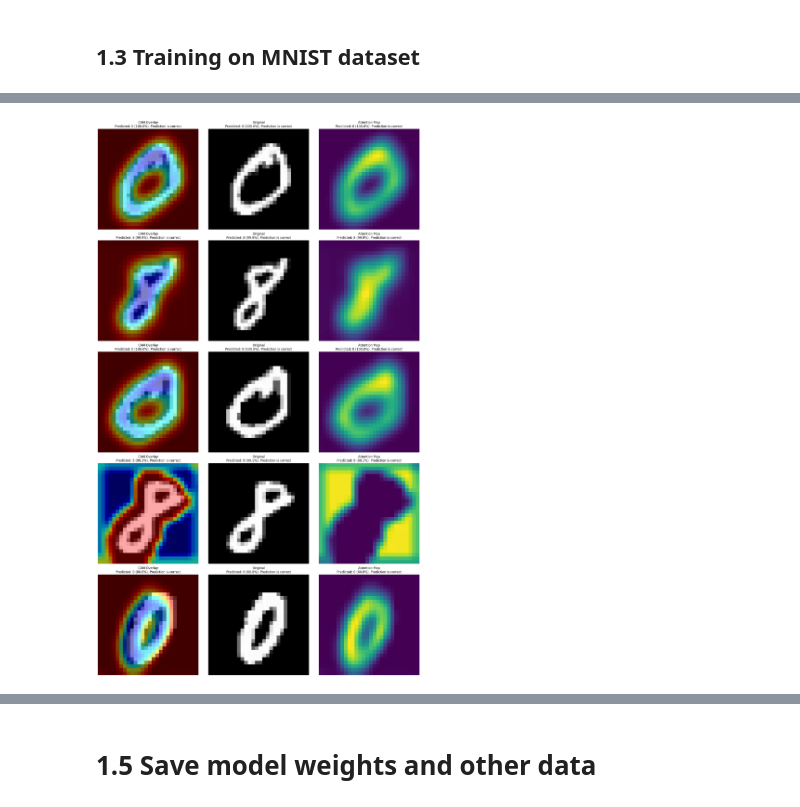
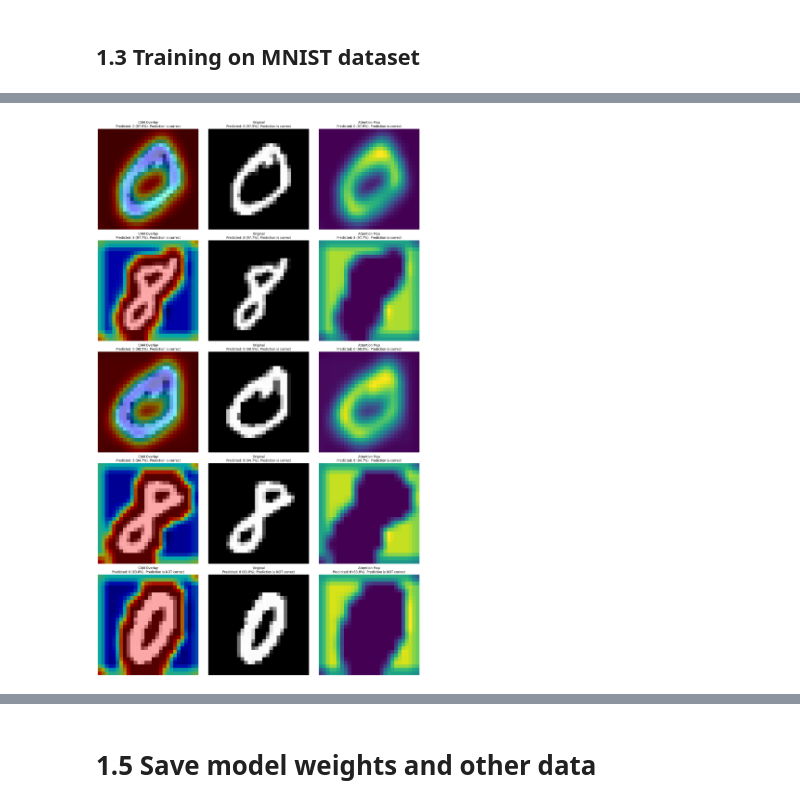
Before and after one commit to zlochina/xil-research-modification, a Jupyter notebook: src/experiments/08_MNIST.ipynb, the cells around one changed output, grey strips where cells are left out. Drawn from its saved outputs; the diff is of its cells as text; code cells hidden in the pictures.

```diff
--- a/src/experiments/08_MNIST.ipynb
+++ b/src/experiments/08_MNIST.ipynb
@@ -10,6 +10,7 @@ The main goal of this experiment is to smoothly introduce usage of RRR as well a
 
 ## 1.1 Dataset preparation
 # %%
+from networkx import boundary_expansion
 %matplotlib inline
 import numpy
 import torchvision.datasets as tds
@@ -35,7 +36,7 @@ ds_test = tds.MNIST(
     # target_transform=Lambda(lambda y: torch.zeros(2, dtype=torch.float).scatter_(0, torch.tensor(0 if y == 0 else 1 if y == 8 else 2), value=1))
 )
 
-train_dataset_length = 200
+train_dataset_length = -1
 
 labels = [0, 8]
 train_indices = [i for i, (_, label) in enumerate(ds_train) if label in labels][:train_dataset_length]
@@ -224,7 +196,6 @@ import torch.nn as nn
 device = XILUtils.define_device()
 model = model.to(device)
 
-# TODO: Try out both Adam and SGD
 lr = 0.001
 # lr = 0.0001
 batch_size = 64
@@ -245,8 +216,7 @@ test_dataloader = DataLoader(ds_test, batch_size=batch_size, shuffle=True)
 # model config
 conf = ModelConfig(batch_size=batch_size)
 
-
-epochs = 10
+epochs = 5
 
 for t in range(epochs):
     print(f"Epoch {t + 1}\n" + 20 * "-")
@@ -290,13 +253,9 @@ Done!
 # %%
 # Second version of gradcam application
-from pytorch_grad_cam import GradCAM
-from pytorch_grad_cam.utils.model_targets import ClassifierOutputTarget
-from pytorch_grad_cam.utils.image import show_cam_on_image
 import numpy as np
+from src.utils import XILUtils
 
 
-# define model
-# model
 # define target layers for grad-cam
 #   define a link to the last convolutional layer of the model
 last_conv_layer = model[3] # TODO
@@ -305,81 +264,11 @@ target_layers = [last_conv_layer]
 # Number of examples to show
 n_examples = 5  # you can change this number
 
-# define input tensor
-gradcam_dataloader = DataLoader(ds_train, batch_size=n_examples, shuffle=False)
-dataloader_iterator = iter(gradcam_dataloader)
-batch = next(dataloader_iterator)
-examples = batch[0]
-targets = batch[1]
-
-# Process all examples
-images = []
-cam_images = []
-grayscale_maps = []
-predictions = []
-certainties = []
-is_correct = []
-
-model.eval()
-for index in range(n_examples):
-
-    example = examples[index]
-    target = targets[index]
-
-    # Get prediction
-    prediction_probs = model(example.unsqueeze(0).to(device))
-    prediction = torch.zeros(num_classes)
-    prediction[prediction_probs.argmax()] = 1
-    certainty = prediction_probs.max().item() * 100
-
-    predictions.append(prediction_probs.argmax().item())
-    certainties.append(certainty)
-    is_correct.append(all(prediction == target))
-
-    print(f"\nExample {index}:")
-    print(f"Shape of example: {example.shape}")
-    print(f"Target of example: {target}")
-    print(f"Predicted target: {prediction} with {certainty:.3f}% certainty. Correct? {all(prediction == target)}")
-
-    # Prepare image
-    img: numpy.ndarray = example.reshape((28, 28, 1)).repeat(1, 1, 3).numpy()
-    images.append(img)
-
-    # Generate GradCAM
-    with GradCAM(model=model, target_layers=target_layers) as cam:
-        grayscale_cam = cam(input_tensor=example.unsqueeze(0), targets=None, aug_smooth=None, eigen_smooth=None)
-        grayscale_cam = grayscale_cam[0, :]
-        grayscale_maps.append(grayscale_cam)
-
-        cam_image = show_cam_on_image(img, grayscale_cam, use_rgb=False)
-        cam_images.append(cam_image)
-
-# Plot all examples
-fig, axes = plt.subplots(n_examples, 3, figsize=(18, 6*n_examples))
-if n_examples == 1:
-    axes = axes.reshape(1, -1)
-
-for idx in range(n_examples):
-    # Create title with prediction and certainty
-    pred_title = f'Predicted: {labels[predictions[idx]]} ({certainties[idx]:.1f}%). Prediction is {"" if is_correct[idx] else "NOT "}correct'
-
-    # First subplot: CAM Overlay
-    axes[idx, 0].imshow(cam_images[idx], cmap='viridis')
-    axes[idx, 0].set_title(f'CAM Overlay\n{pred_title}')
-    axes[idx, 0].axis('off')
-
-    # Second subplot: Original Image
-    axes[idx, 1].imshow(images[idx], cmap='viridis')
-    axes[idx, 1].set_title(f'Original\n{pred_title}')
-    axes[idx, 1].axis('off')
-
-    # Third subplot: Attention Map
-    axes[idx, 2].imshow(grayscale_maps[idx])
-    axes[idx, 2].set_title(f'Attention Map\n{pred_title}')
-    axes[idx, 2].axis('off')
-
-plt.tight_layout()
-plt.show()
+XILUtils.apply_and_show_gradcam(model, target_layers, n_examples, ds_train, num_classes, labels, plt,
+                                shuffle_ds=False,
+                                batch_num=0,
+                                device=device
+                                )
 # %% [output]
 Example 0:
 Shape of example: torch.Size([1, 28, 28])
@@ -401 +290 @@ Predicted target: tensor([1., 0.]) with 59.968% certainty. Correct? True
-[figure, old version]
+[figure, new version]
```
Also changed, not shown: parts of 28 cells of this notebook, 1 other file.
